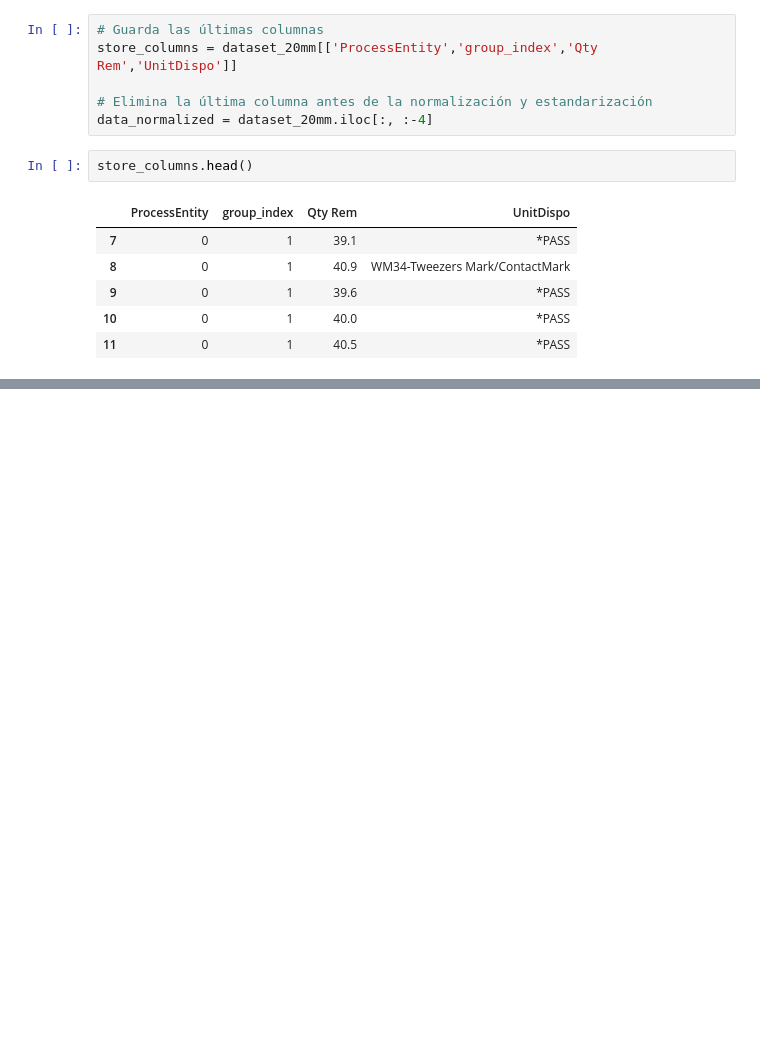
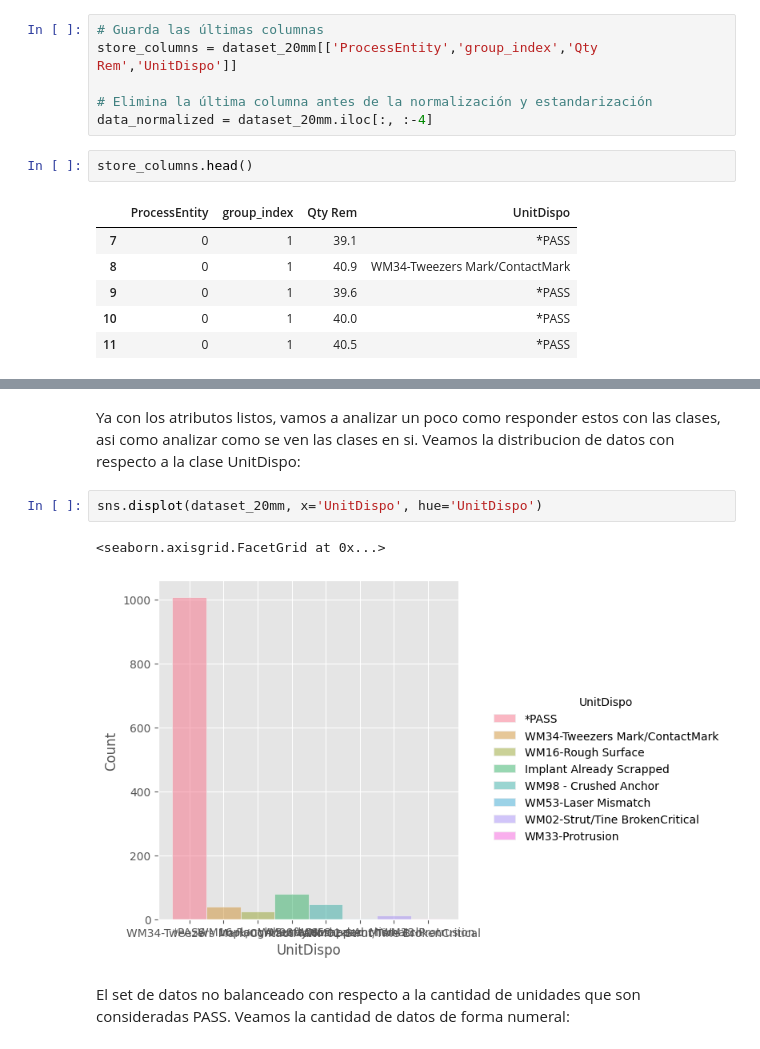
Before and after one commit to YoksanVC/TEC_DataScienceCert, a Jupyter notebook: Module_2_AprendizajeAutomatico/Projecto_Final/Projecto_Final.ipynb, the cells around one changed output, grey strips where cells are left out. Drawn from its saved outputs; the diff is of its cells as text; blank space fills up the shorter version.

```diff
--- a/Module_2_AprendizajeAutomatico/Projecto_Final/Projecto_Final.ipynb
+++ b/Module_2_AprendizajeAutomatico/Projecto_Final/Projecto_Final.ipynb
@@ -389,3 +389,12 @@ dataset_20mm.head(20)
 | 40 | 0.350743 | 0.165496 | 0.326366 | 0.428392 | 0.30526 | ... |
 | 41 | 0.512356 | 0.165814 | 0.332616 | 0.421164 | 0.30526 | ... |
 | 42 | 0.396629 | 0.164203 | 0.332096 | 0.436153 | 0.30526 | ... |
+# %% [markdown]
+Ya con los atributos listos, vamos a analizar un poco como responder estos con las clases, asi como analizar como se ven las clases en si. Veamos la distribucion de datos con respecto a la clase UnitDispo:
+# %%
+sns.displot(dataset_20mm, x='UnitDispo', hue='UnitDispo')
+# %% [output]
+<seaborn.axisgrid.FacetGrid at 0x...>
+[figure, added]
+# %% [markdown]
+El set de datos no balanceado con respecto a la cantidad de unidades que son consideradas PASS. Veamos la cantidad de datos de forma numeral:
```
Also changed, not shown: parts of 17 cells of this notebook.
